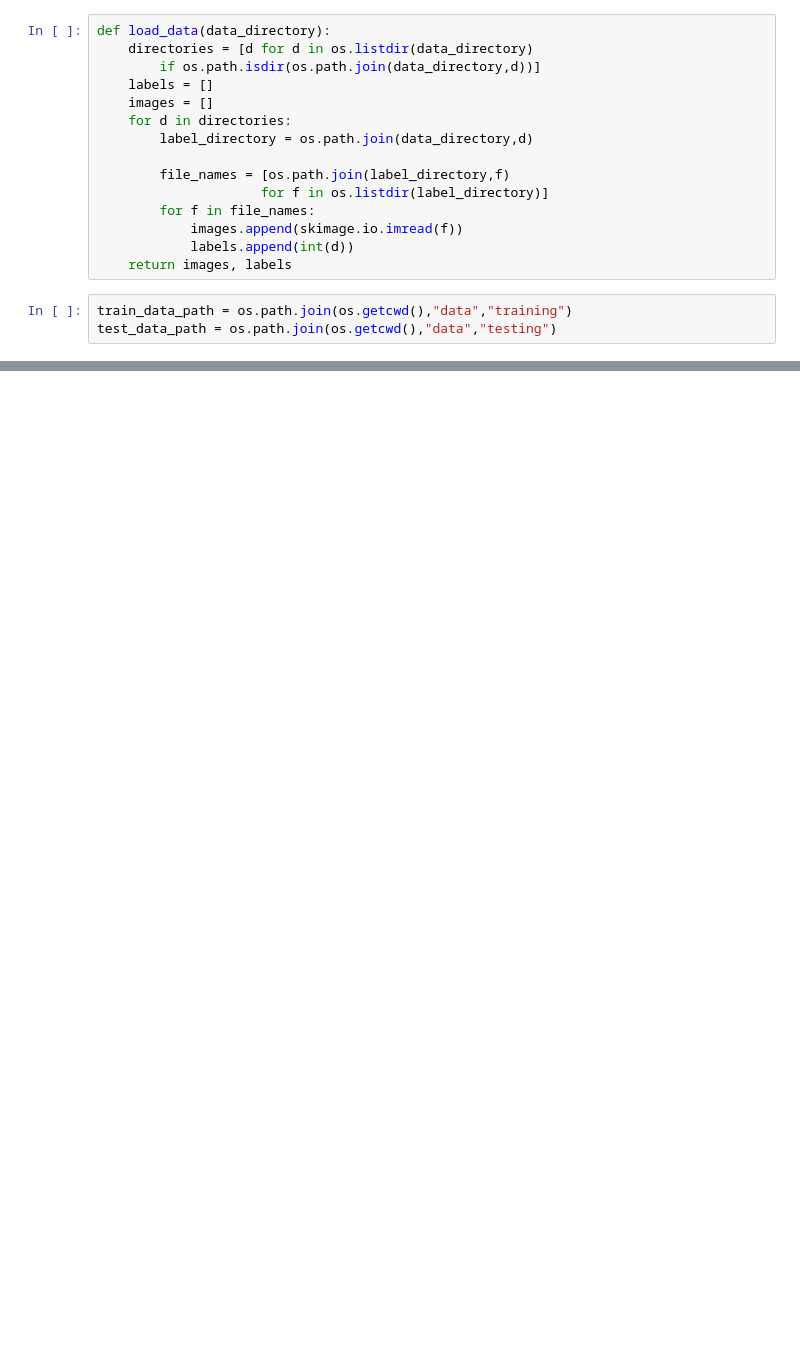
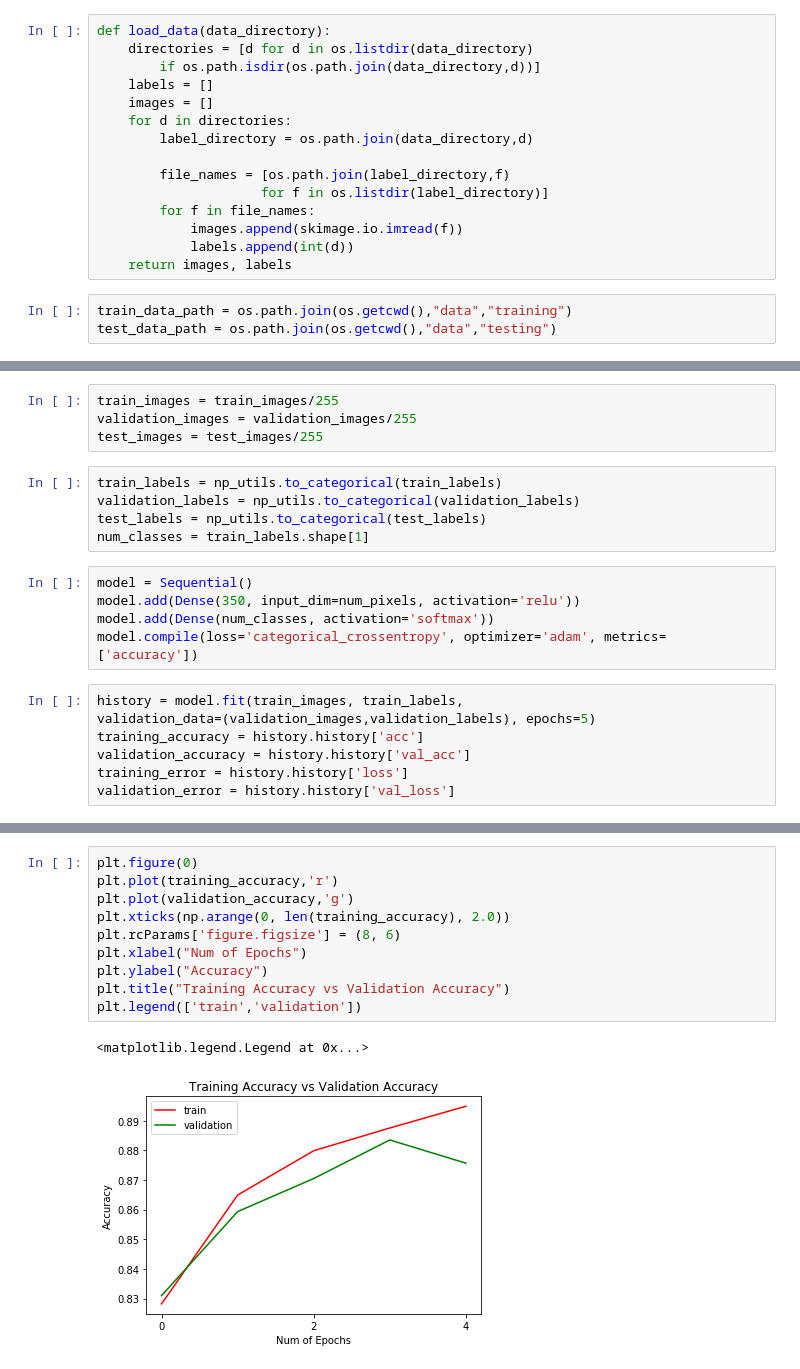
Before and after one commit to brndx/Machine-Learning, a Jupyter notebook: [MLA2] Multi-Layer Perceptron.ipynb, the cells around one changed output, grey strips where cells are left out. Drawn from its saved outputs; the diff is of its cells as text; blank space fills up the shorter version.

```diff
--- a/[MLA2] Multi-Layer Perceptron.ipynb
+++ b/[MLA2] Multi-Layer Perceptron.ipynb
@@ -30,0 +88,21 @@ test_data_path = os.path.join(os.getcwd(),"data","testing")
+# %%
+train_images = train_images/255
+validation_images = validation_images/255
+test_images = test_images/255
+# %%
+train_labels = np_utils.to_categorical(train_labels)
+validation_labels = np_utils.to_categorical(validation_labels)
+test_labels = np_utils.to_categorical(test_labels)
+num_classes = train_labels.shape[1]
+# %%
+model = Sequential()
+model.add(Dense(350, input_dim=num_pixels, activation='relu'))
+model.add(Dense(num_classes, activation='softmax'))
+model.compile(loss='categorical_crossentropy', optimizer='adam', metrics=['accuracy'])
+# %%
+history = model.fit(train_images, train_labels,
+validation_data=(validation_images,validation_labels), epochs=5)
+training_accuracy = history.history['acc']
+validation_accuracy = history.history['val_acc']
+training_error = history.history['loss']
+validation_error = history.history['val_loss']
@@ -30,0 +121,13 @@ test_data_path = os.path.join(os.getcwd(),"data","testing")
+# %%
+plt.figure(0)
+plt.plot(training_accuracy,'r')
+plt.plot(validation_accuracy,'g')
+plt.xticks(np.arange(0, len(training_accuracy), 2.0))
+plt.rcParams['figure.figsize'] = (8, 6)
+plt.xlabel("Num of Epochs")
+plt.ylabel("Accuracy")
+plt.title("Training Accuracy vs Validation Accuracy")
+plt.legend(['train','validation'])
+# %% [output]
+<matplotlib.legend.Legend at 0x...>
+[figure, added]
```
Also changed, not shown: parts of 20 cells of this notebook.
